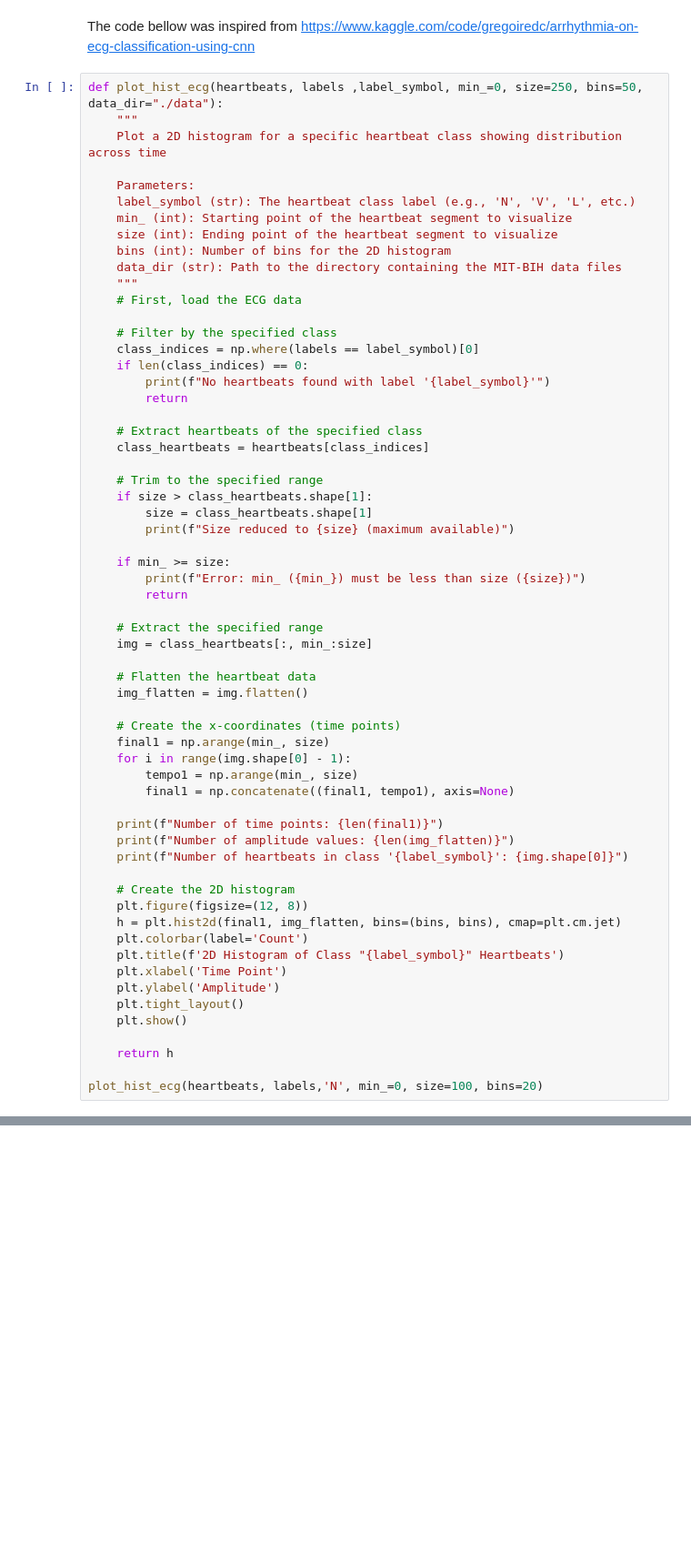
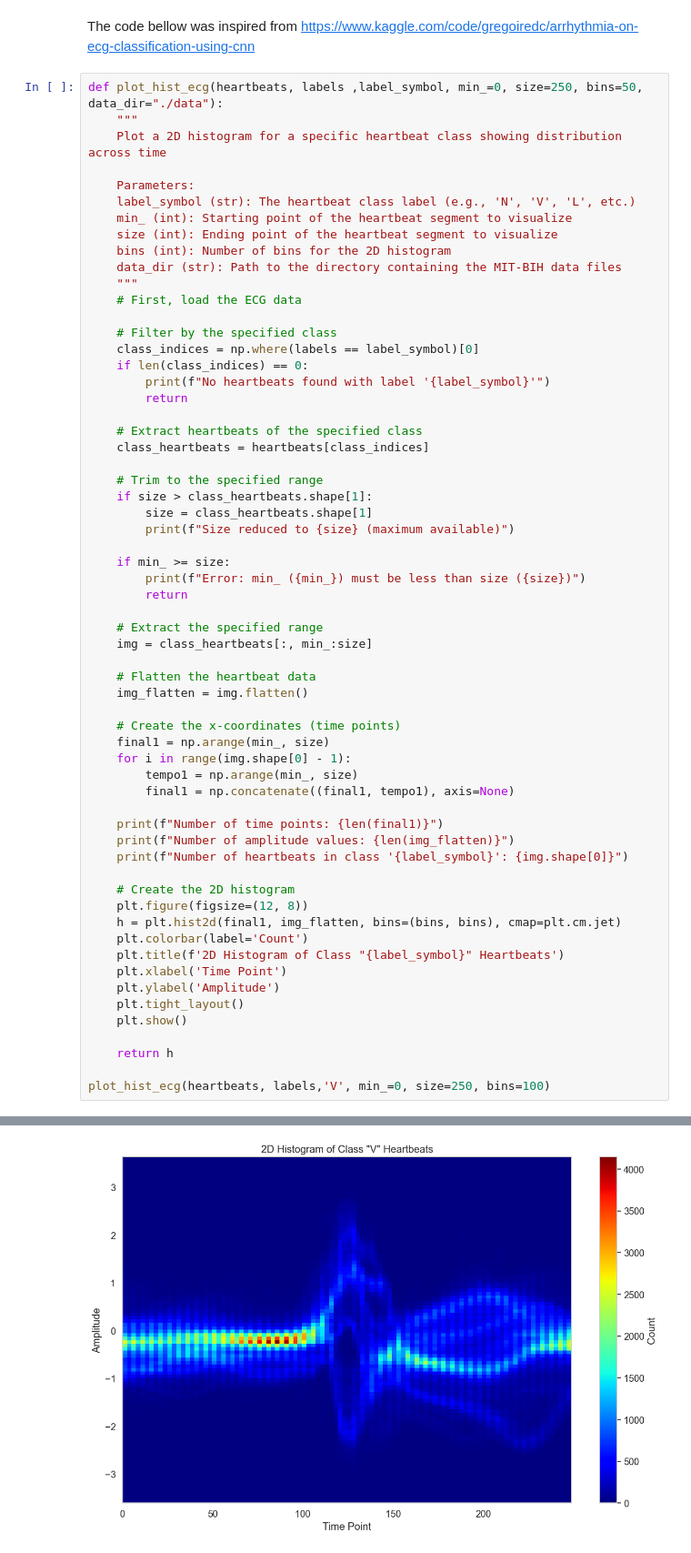
Before and after one commit to essalihanasse/datachall, a Jupyter notebook: eda.ipynb, the cells around one changed output, grey strips where cells are left out. Shown at 91% size. Drawn from its saved outputs; the diff is of its cells as text; blank space fills up the shorter version.

```diff
--- a/eda.ipynb
+++ b/eda.ipynb
@@ -476,4 +478,5 @@ def plot_hist_ecg(heartbeats, labels ,label_symbol, min_=0, size=250, bins=50, d
 
     return h
 
-plot_hist_ecg(heartbeats, labels,'N', min_=0, size=100, bins=20)
+plot_hist_ecg(heartbeats, labels,'V', min_=0, size=250, bins=100)
+# %% [output]
@@ -479,0 +486 @@ plot_hist_ecg(heartbeats, labels,'N', min_=0, size=100, bins=20)
+[figure, added]
```
Also changed, not shown: parts of 4 cells of this notebook.
